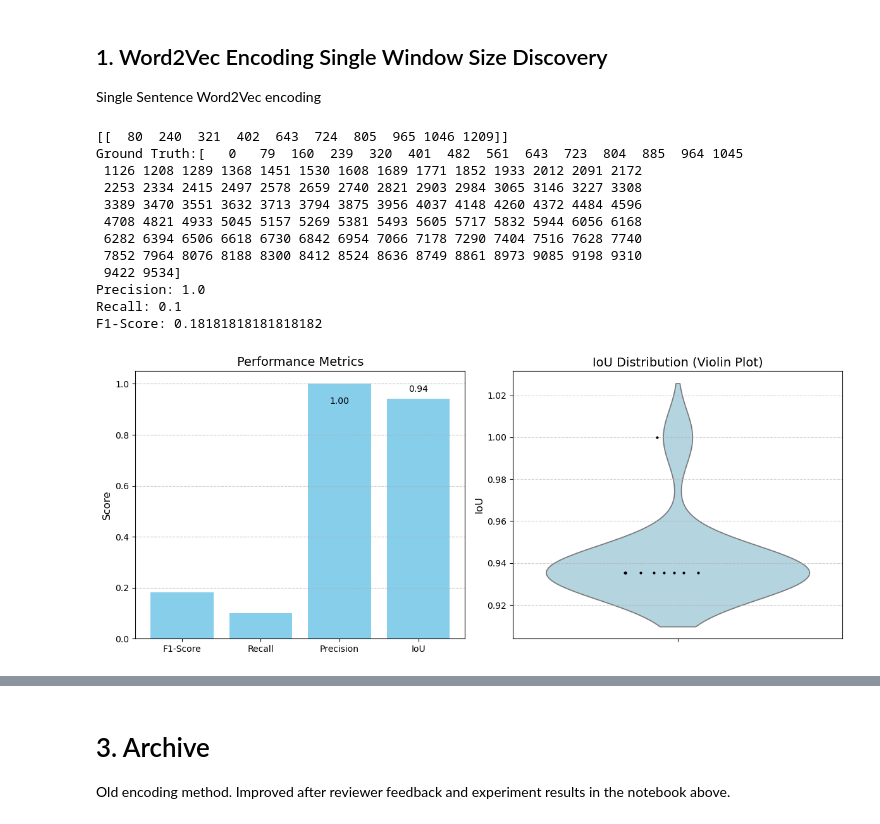
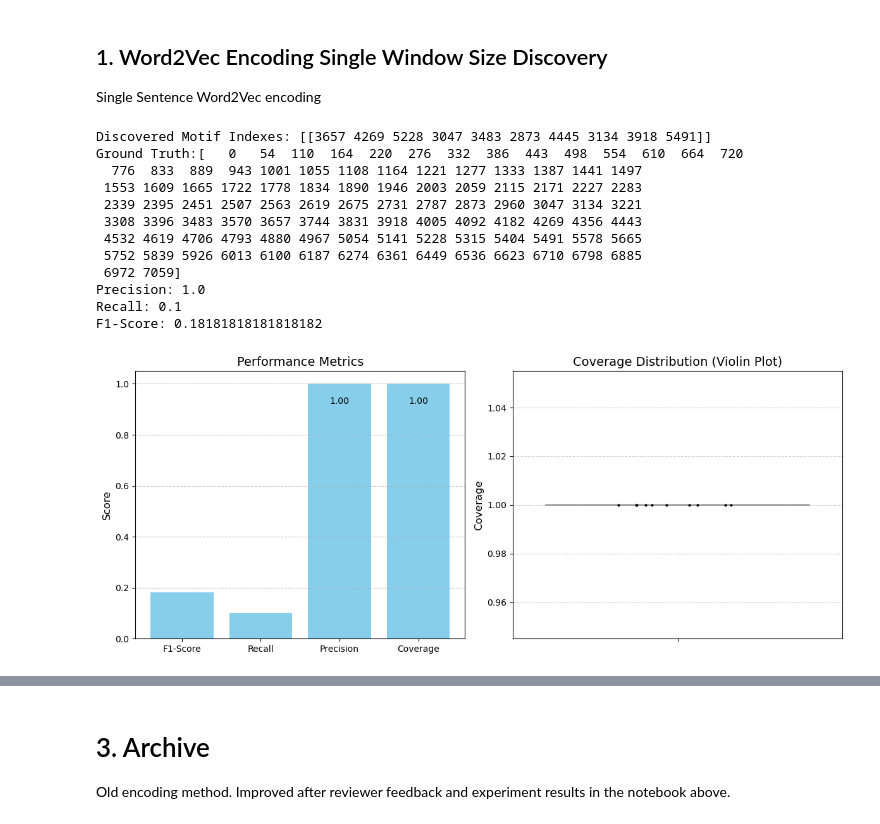
Before and after one commit to thohenadl/TimeSeriesInRPM, a Jupyter notebook: BPM_Tech_Forum.ipynb, the cells around one changed output, grey strips where cells are left out. Cells and saved outputs as stored; diff of their text form; code cells hidden in the pictures.

Commit message:
Added Ground-Truth, Adjusted True Positiv Measure, Generated Experiment Logs

```diff
--- a/BPM_Tech_Forum.ipynb
+++ b/BPM_Tech_Forum.ipynb
@@ -49,30 +59,27 @@ log_to_discover = srrt_plus_log
 # OR
 # log_to_discover = srrt_parallel_log
 
-window_size = 30
+size = 61
 motifs_to_discover = 10
 
-
-columns_to_use = ['eventType', 'targetApp', 'target.tagName', 'target.name']
-# columns_to_use = ["targetApp","eventType","url","target.workbookName","target.sheetName","target.id","target.class","target.tagName","target.type","target.name","target.innerText","target.checked","target.href","target.option","target.title","target.innerHTML"]
+columns_to_use = ["targetApp","eventType","url","target.workbookName","target.sheetName","target.id","target.class","target.tagName","target.type","target.name","target.innerText","target.checked","target.href","target.option","target.title","target.innerHTML"]
 
 # ---- Single Log execution ----
-groundTruth = util.util.generate_caseid_list(log_to_discover)
+case_id_list = util.util.generate_caseid_list(srrt_plus_log, column="caseid")
+groundTruth = [first_index for _, first_index, _ in case_id_list]
 ui_log_encoded_w2v = util.util.encode_word2vec(srrt_plus_log, orderedColumnsList=columns_to_use)
-motif_distances, motif_indices, motif_subspaces, motif_mdls = util.util.mine_w2v(ui_log_encoded_w2v,window_size,motifs_to_discover)
-print(motif_indices)
+motif_distances, motif_indices, motif_subspaces, motif_mdls = util.util.mine_w2v(ui_log_encoded_w2v,size,motifs_to_discover)
+print(f"Discovered Motif Indexes: {motif_indices}")
 
 print(f"Ground Truth:{np.sort(groundTruth)}")
 
 # ---- Measuring Method: Half the Window Size ----
 # insert_spots, motif_spots, overlapDF = util.util.compare_sets(set(groundTruth), set(motif_indices[0]), (size/2))
-# ---- Measuring Method: Intersection over Union
-insert_spots, motif_spots, overlapDF = util.util.compare_sets_IoU(set(groundTruth), set(motif_indices[0]), window_size, iou_threshold=0.7)
+insert_spots, motif_spots, overlapDF = util.util.compute_discovery_coverage(case_id_list, set(motif_indices[0]), size, threshold=0.7)
+mean_coverage = 0
 
-mean_iou = 0
-
-if 'IoU' in overlapDF.columns:
-    mean_iou = overlapDF.loc[:, "IoU"].mean()
+if 'coverage' in overlapDF.columns:
+    mean_coverage = overlapDF.loc[:, "coverage"].mean()
 
 ground_truth_sum = len(groundTruth)
 true_positives = len(insert_spots)
@@ -90,46 +97,46 @@ print(f"Recall: {recall}")
 # F1-Score
 f1_score = (2 * precision * recall) / (precision + recall) if (precision + recall) > 0 else 0
 print(f"F1-Score: {f1_score}")
 
 # Create a figure with 1 row and 2 columns
 fig, axes = plt.subplots(1, 2, figsize=(12, 5))
 
 # --- Bar Chart ---
-metrics = ['F1-Score', 'Recall', 'Precision', 'IoU']
-values = [f1_score, recall, precision, mean_iou]
+metrics = ['F1-Score', 'Recall', 'Precision', 'Coverage']
+values = [f1_score, recall, precision, mean_coverage]
 axes[0].bar(metrics, values, color='skyblue')
 axes[0].set_ylim(0, 1.05)  # Slightly higher to leave space for label
 
 axes[0].set_title('Performance Metrics', fontsize=14)
 axes[0].set_ylabel('Score', fontsize=12)
 
 for i, v in enumerate(values):
     if v > 0.5:
         offset = -0.05 if v > 0.98 else 0.02  # Push label down if bar is too high
         axes[0].text(i, v + offset, f"{v:.2f}", ha='center', va='top' if offset < 0 else 'bottom', fontsize=10)
 
 axes[0].grid(axis='y', linestyle='--', alpha=0.7)
 
 # --- Violin Plot with Points for IoU ---
-sns.violinplot(y=overlapDF["IoU"], ax=axes[1], inner=None, color='lightblue')
-sns.stripplot(y=overlapDF["IoU"], ax=axes[1], color='black', size=3, jitter=0.2)
-axes[1].set_title("IoU Distribution (Violin Plot)", fontsize=14)
-axes[1].set_ylabel("IoU", fontsize=12)
+sns.violinplot(y=overlapDF["coverage"], ax=axes[1], inner=None, color='lightblue')
+sns.stripplot(y=overlapDF["coverage"], ax=axes[1], color='black', size=3, jitter=0.2)
+axes[1].set_title("Coverage Distribution (Violin Plot)", fontsize=14)
+axes[1].set_ylabel("Coverage", fontsize=12)
 axes[1].grid(axis='y', linestyle='--', alpha=0.6)
 
 plt.tight_layout()
 plt.show()
 # %% [output]
-[[  80  240  321  402  643  724  805  965 1046 1209]]
-Ground Truth:[   0   79  160  239  320  401  482  561  643  723  804  885  964 1045
- 1126 1208 1289 1368 1451 1530 1608 1689 1771 1852 1933 2012 2091 2172
- 2253 2334 2415 2497 2578 2659 2740 2821 2903 2984 3065 3146 3227 3308
- 3389 3470 3551 3632 3713 3794 3875 3956 4037 4148 4260 4372 4484 4596
- 4708 4821 4933 5045 5157 5269 5381 5493 5605 5717 5832 5944 6056 6168
- 6282 6394 6506 6618 6730 6842 6954 7066 7178 7290 7404 7516 7628 7740
- 7852 7964 8076 8188 8300 8412 8524 8636 8749 8861 8973 9085 9198 9310
- 9422 9534]
+Discovered Motif Indexes: [[3657 4269 5228 3047 3483 2873 4445 3134 3918 5491]]
+Ground Truth:[   0   54  110  164  220  276  332  386  443  498  554  610  664  720
+  776  833  889  943 1001 1055 1108 1164 1221 1277 1333 1387 1441 1497
+ 1553 1609 1665 1722 1778 1834 1890 1946 2003 2059 2115 2171 2227 2283
+ 2339 2395 2451 2507 2563 2619 2675 2731 2787 2873 2960 3047 3134 3221
+ 3308 3396 3483 3570 3657 3744 3831 3918 4005 4092 4182 4269 4356 4443
+ 4532 4619 4706 4793 4880 4967 5054 5141 5228 5315 5404 5491 5578 5665
+ 5752 5839 5926 6013 6100 6187 6274 6361 6449 6536 6623 6710 6798 6885
+ 6972 7059]
 Precision: 1.0
 Recall: 0.1
 F1-Score: 0.18181818181818182
-[figure, old version]
+[figure, new version]
```
Also changed, not shown: parts of 12 cells of this notebook, 6 other files.
